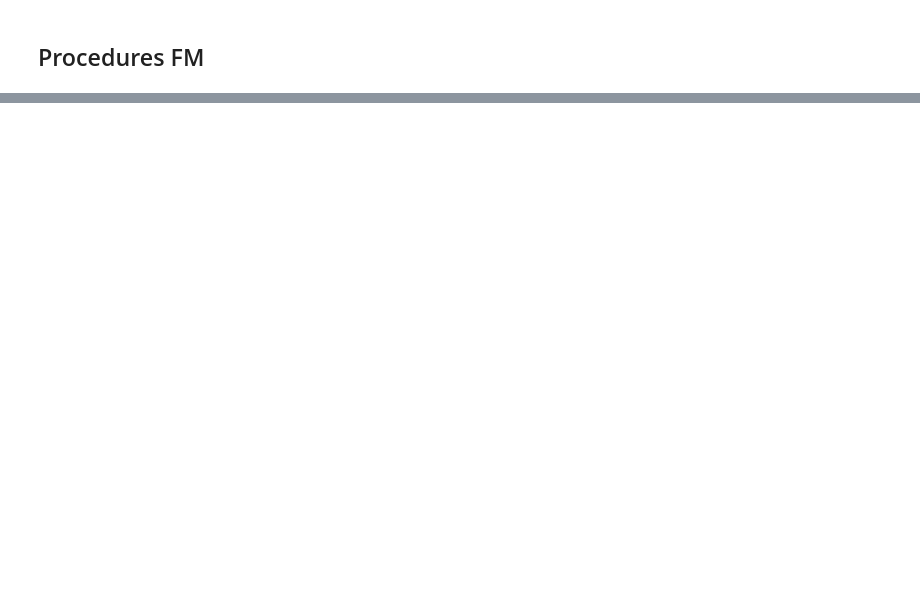
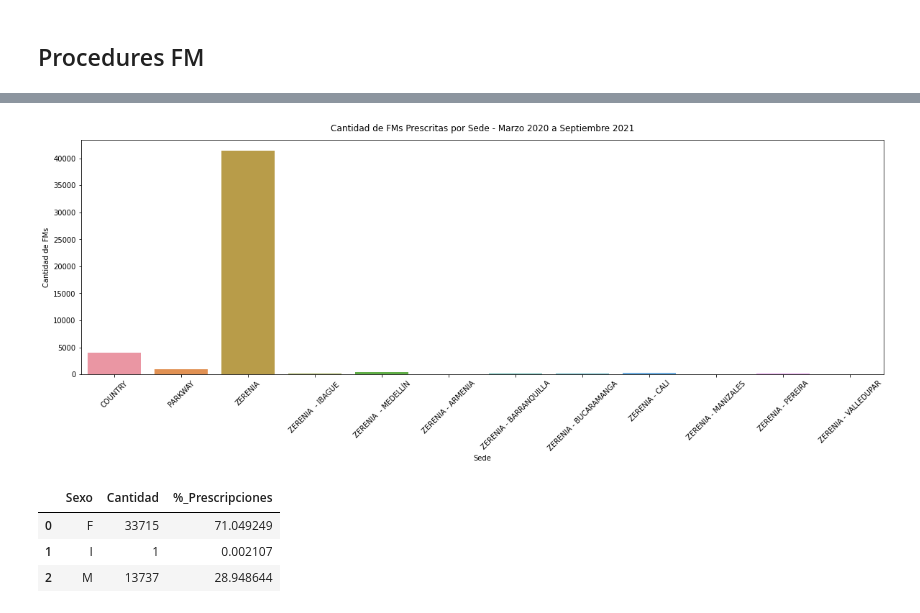
Before and after one commit to princeKike27/Khiron-Next-Buyers-FM, a Jupyter notebook: Khiron_Next_Buyers_FM.ipynb, the cells around one changed output, grey strips where cells are left out. Drawn from its saved outputs; the diff is of its cells as text; code cells hidden in the pictures; blank space fills up the shorter version.

```diff
--- a/Khiron_Next_Buyers_FM.ipynb
+++ b/Khiron_Next_Buyers_FM.ipynb
@@ -50,0 +109,6 @@ df_sales.head()
+# %%
+# drop na values of CiudadMunicipio
+df_procedures = df_procedures.dropna(subset=['CiudadMunicipio'])
+
+# check shape
+df_procedures.shape
@@ -50,0 +121,6 @@ df_sales.head()
+# %%
+# FM procedures by sede
+fm_proced_sede = df_procedures.groupby(['Sede']).Cantidad.sum().reset_index()
+
+fm_proced_sede['%_Prescripciones'] = (fm_proced_sede.Cantidad / fm_proced_sede.Cantidad.sum()) * 100
+fm_proced_sede
@@ -50,0 +141,25 @@ df_sales.head()
+# %%
+# barplot of prescribed FMs per Sede
+
+f, ax = plt.subplots(figsize=(20,6))
+
+sns.barplot(x=fm_proced_sede.Sede, y=fm_proced_sede.Cantidad)
+# rotate x labels
+plt.xticks(rotation=45)
+plt.ylabel('Cantidad de FMs')
+
+plt.title('Cantidad de FMs Prescritas por Sede - Marzo 2020 a Septiembre 2021', pad=12)
+plt.show()
+# %% [output]
+[figure, added]
+# %%
+# FM procedures by sexo
+fm_proced_sex = df_procedures.groupby(['Sexo']).Cantidad.sum().reset_index()
+
+fm_proced_sex['%_Prescripciones'] = (fm_proced_sex.Cantidad / fm_proced_sex.Cantidad.sum()) * 100
+fm_proced_sex
+# %% [output]
+|  | Sexo | Cantidad | %_Prescripciones |
+| 0 | F | 33715 | 71.049249 |
+| 1 | I | 1 | 0.002107 |
+| 2 | M | 13737 | 28.948644 |
```
Also changed, not shown: parts of 10 cells of this notebook.
